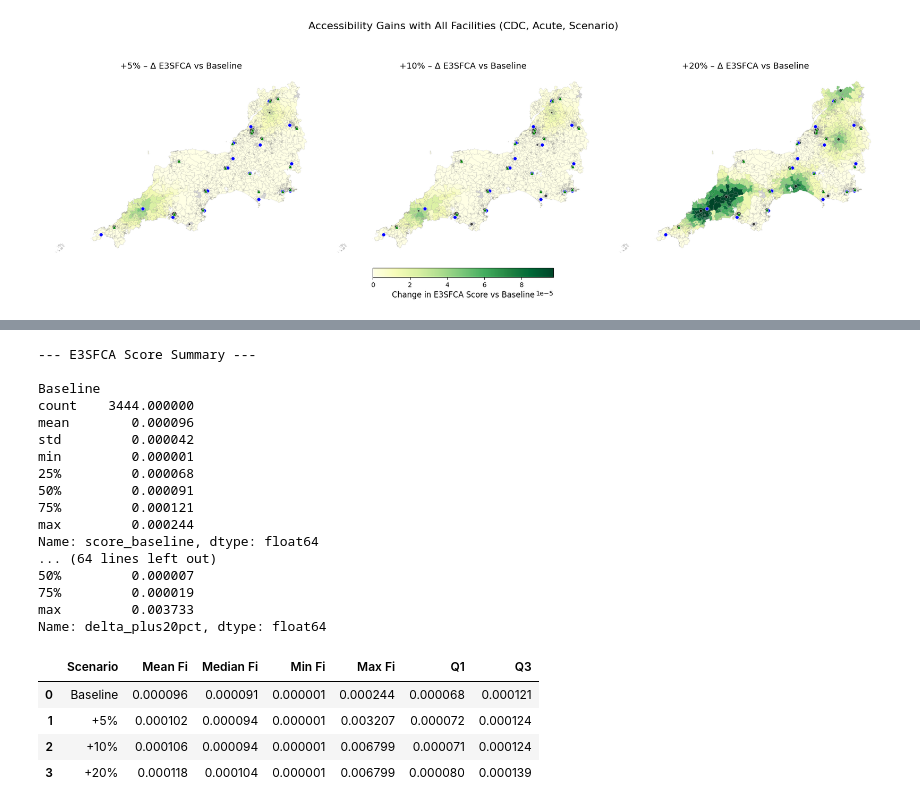
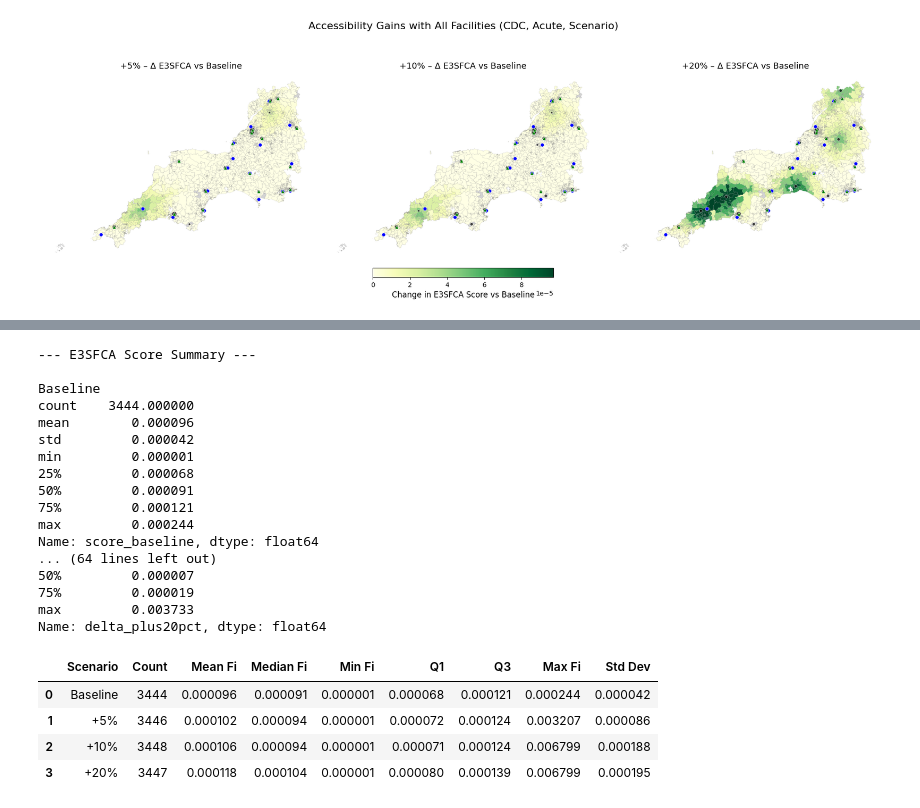
Before and after one commit to RossTylr/diagnostic-modality-demand, a Jupyter notebook: notebooks/05a3_E3SFCA_Capacity_Scenario_Runner.ipynb, the cells around one changed output, grey strips where cells are left out. Drawn from its saved outputs; the diff is of its cells as text; code cells hidden in the pictures.

Commit message:
update output for scientific paper and add more summary stats

```diff
--- a/notebooks/05a3_E3SFCA_Capacity_Scenario_Runner.ipynb
+++ b/notebooks/05a3_E3SFCA_Capacity_Scenario_Runner.ipynb
@@ -400,11 +400,11 @@ scenarios_plot = {
 }
 
 # Manual colour scale
-vmin = 0.00000
-vmax = 0.0005  # Adjust based on your data
+vmin = 0.0000
+vmax = 0.0002  # Adjust based on your data
 
 # Blue = good, Green = bad (reversed colourmap)
-cmap = "YlGnBu_r"
+cmap = "YlGnBu"
 
 # Plot each subplot without separate colourbars
 for ax, (label, col) in zip(axes.flat, scenarios_plot.items()):
@@ -445,8 +445,8 @@ fig, axes = plt.subplots(2, 2, figsize=(16, 12), constrained_layout=True)
 #     gdf_lsoa[col] = gdf_lsoa[col] * 1000
 
 # Manual colour scale range for better contrast
-vmin = 0.00000
-vmax = 0.0005  # Or test 0.0003–0.001 depending on distribution
+vmin = 0.0000
+vmax = 0.0002  # Or test 0.0003–0.001 depending on distribution
 
 size_scale = 10
 
@@ -498,7 +498,7 @@ for ax, (label, score_col) in zip(axes.flat, scenarios_plot.items()):
     # Overlay CDCs
     cdc_gdf.plot(
         ax=ax,
-        color="blue",
+        color="orange",
         markersize=30,
         label="CDC",
         marker="o",
@@ -509,7 +509,7 @@ for ax, (label, score_col) in zip(axes.flat, scenarios_plot.items()):
     # Overlay Acute hospitals
     acute_gdf.plot(
         ax=ax,
-        color="green",
+        color="purple",
         markersize=30,
         label="Acute Hospital",
         marker="^",
@@ -616,74 +776,110 @@ plt.show()
 # %%
 # ----------------------------------------------------------
 # Step 9 – Summary Statistics for E3SFCA Scores and Δ Improvements
+# (now includes Baseline in the score summaries)
 # ----------------------------------------------------------
+import pandas as pd
 
-# Absolute score summary per scenario
+# Find baseline score column
+baseline_candidates = [
+    "score_baseline",
+    "enhanced_3sfca_score_baseline",
+    "enhanced_3sfca_score",
+    "Fi", "fi", "E3SFCA",
+]
+baseline_cols_found = [c for c in baseline_candidates if c in gdf_lsoa.columns]
+if not baseline_cols_found:
+    raise KeyError(f"No baseline score column found. Have: {list(gdf_lsoa.columns)}")
+baseline_col = baseline_cols_found[0]
+
+# --- Absolute score summary (print) ---
 print("\n--- E3SFCA Score Summary ---")
+print("\nBaseline")
+print(gdf_lsoa[baseline_col].describe(percentiles=[0.25, 0.5, 0.75]).round(6))
+
 for label, col in scenarios_plot.items():
     print(f"\n{label}")
     print(gdf_lsoa[col].describe(percentiles=[0.25, 0.5, 0.75]).round(6))
 
-# Delta score summary (vs Baseline)
+# --- Δ score summary (print) ---
 print("\n--- Δ E3SFCA vs Baseline Summary ---")
 for label, delta_col in delta_plot.items():
     print(f"\n{label}")
     print(gdf_lsoa[delta_col].describe(percentiles=[0.25, 0.5, 0.75]).round(6))
 
-# Optional: Summary table for export
+# --- Summary table for absolute scores (now with Baseline row) ---
 summary_stats = []
 
+# Baseline row
+stats = gdf_lsoa[baseline_col].describe(percentiles=[0.25, 0.5, 0.75])
+summary_stats.append({
+    "Scenario": "Baseline",
+    "Count":    int(stats["count"]),
+    "Mean Fi":  stats["mean"],
+    "Median Fi":stats["50%"],
+    "Min Fi":   stats["min"],
+    "Q1":       stats["25%"],
+    "Q3":       stats["75%"],
+    "Max Fi":   stats["max"],
+    "Std Dev":  stats["std"],
+})
+
+# Scenario rows
 for label, col in scenarios_plot.items():
     stats = gdf_lsoa[col].describe(percentiles=[0.25, 0.5, 0.75])
     summary_stats.append({
         "Scenario": label,
-        "Mean Fi": stats["mean"],
-        "Median Fi": stats["50%"],
-        "Min Fi": stats["min"],
-        "Max Fi": stats["max"],
-        "Q1": stats["25%"],
-        "Q3": stats["75%"]
+        "Count":    int(stats["count"]),
+        "Mean Fi":  stats["mean"],
+        "Median Fi":stats["50%"],
+        "Min Fi":   stats["min"],
+        "Q1":       stats["25%"],
+        "Q3":       stats["75%"],
+        "Max Fi":   stats["max"],
+        "Std Dev":  stats["std"],
     })
 
 df_scores_summary = pd.DataFrame(summary_stats).round(6)
 display(df_scores_summary)
 
-# Optional: Summary table for deltas
+# --- Summary table for deltas (unchanged; baseline not applicable) ---
 delta_stats = []
-
 for label, col in delta_plot.items():
     stats = gdf_lsoa[col].describe(percentiles=[0.25, 0.5, 0.75])
     delta_stats.append({
-        "Scenario": label,
-        "Mean ΔFi": stats["mean"],
-        "Median ΔFi": stats["50%"],
-        "Max ΔFi": stats["max"],
-        "Q1": stats["25%"],
-        "Q3": stats["75%"]
+        "Scenario":  label,
+        "Mean ΔFi":  stats["mean"],
+        "Median ΔFi":stats["50%"],
+        "Min ΔFi":   stats["min"],
+        "Q1":        stats["25%"],
+        "Q3":        stats["75%"],
+        "Max ΔFi":   stats["max"],
+        "Std Dev":   stats["std"],
+        "Count":     int(stats["count"]),
     })
 
 df_deltas_summary = pd.DataFrame(delta_stats).round(6)
 display(df_deltas_summary)
 # %% [output]
 --- E3SFCA Score Summary ---
 
 Baseline
 count    3444.000000
 mean        0.000096
 std         0.000042
 min         0.000001
 25%         0.000068
 50%         0.000091
 75%         0.000121
 max         0.000244
 Name: score_baseline, dtype: float64
 ... (64 lines left out)
 50%         0.000007
 75%         0.000019
 max         0.003733
 Name: delta_plus20pct, dtype: float64
-|  | Scenario | Mean Fi | Median Fi | Min Fi | Max Fi | Q1 | Q3 |
-| 0 | Baseline | 0.000096 | 0.000091 | 0.000001 | 0.000244 | 0.000068 | 0.000121 |
-| 1 | +5% | 0.000102 | 0.000094 | 0.000001 | 0.003207 | 0.000072 | 0.000124 |
-| 2 | +10% | 0.000106 | 0.000094 | 0.000001 | 0.006799 | 0.000071 | 0.000124 |
-| 3 | +20% | 0.000118 | 0.000104 | 0.000001 | 0.006799 | 0.000080 | 0.000139 |
+|  | Scenario | Count | Mean Fi | Median Fi | Min Fi | Q1 | Q3 | Max Fi | Std Dev |
+| 0 | Baseline | 3444 | 0.000096 | 0.000091 | 0.000001 | 0.000068 | 0.000121 | 0.000244 | 0.000042 |
+| 1 | +5% | 3446 | 0.000102 | 0.000094 | 0.000001 | 0.000072 | 0.000124 | 0.003207 | 0.000086 |
+| 2 | +10% | 3448 | 0.000106 | 0.000094 | 0.000001 | 0.000071 | 0.000124 | 0.006799 | 0.000188 |
+| 3 | +20% | 3447 | 0.000118 | 0.000104 | 0.000001 | 0.000080 | 0.000139 | 0.006799 | 0.000195 |
```
Also changed, not shown: parts of 5 cells of this notebook, 5 other files.
